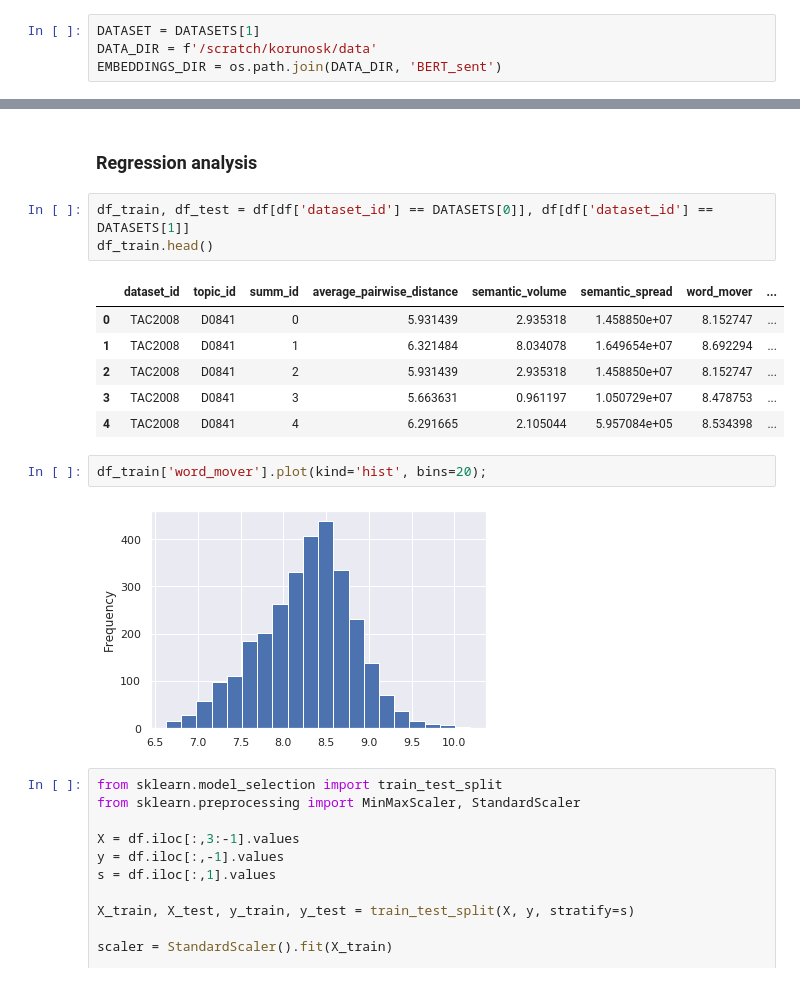
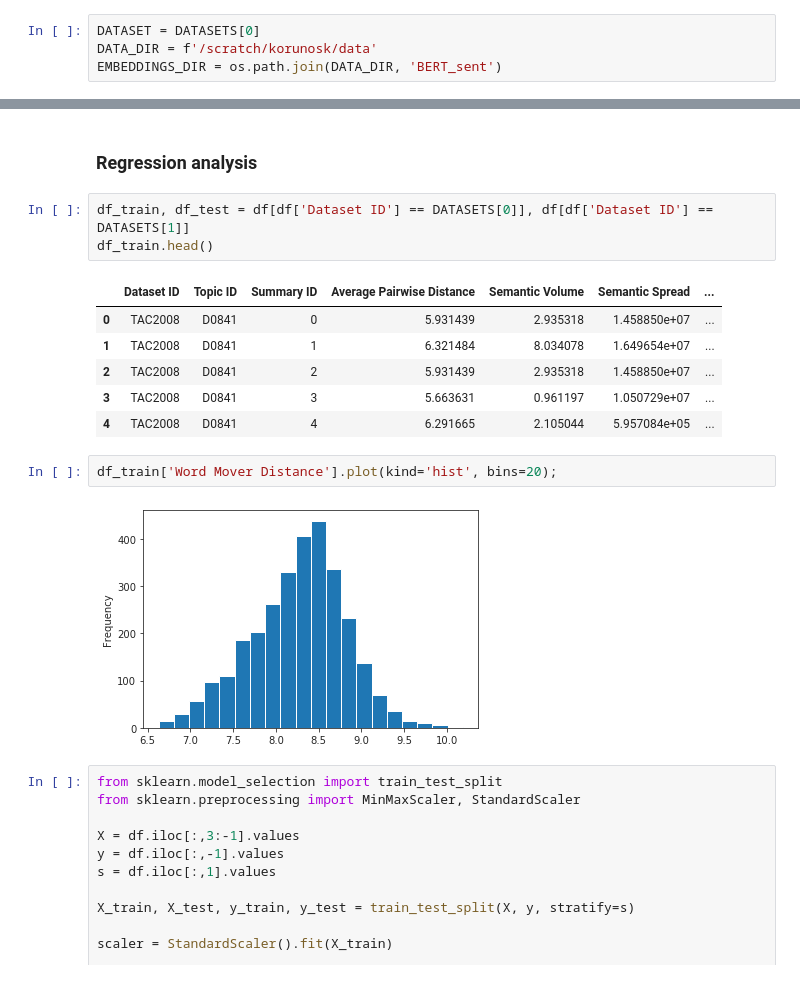
Before and after one commit to korunosk/geometry-of-text-summarization, a Jupyter notebook: main.ipynb, the cells around one changed output, grey strips where cells are left out. Drawn from its saved outputs; the diff is of its cells as text.

```diff
--- a/main.ipynb
+++ b/main.ipynb
@@ -16,7 +16,7 @@ from visualization import *
 from redundancy import *
 from relevance import *
 # %%
-DATASET = DATASETS[1]
+DATASET = DATASETS[0]
 DATA_DIR = f'/scratch/korunosk/data'
 EMBEDDINGS_DIR = os.path.join(DATA_DIR, 'BERT_sent')
 # %% [markdown]
@@ -353,19 +358,19 @@ for alpha in np.linspace(0,1,10):
 # %% [markdown]
 ### Regression analysis
 # %%
-df_train, df_test = df[df['dataset_id'] == DATASETS[0]], df[df['dataset_id'] == DATASETS[1]]
+df_train, df_test = df[df['Dataset ID'] == DATASETS[0]], df[df['Dataset ID'] == DATASETS[1]]
 df_train.head()
 # %% [output]
-|  | dataset_id | topic_id | summ_id | average_pairwise_distance | semantic_volume | semantic_spread | word_mover | ... |
-| 0 | TAC2008 | D0841 | 0 | 5.931439 | 2.935318 | 1.458850e+07 | 8.152747 | ... |
-| 1 | TAC2008 | D0841 | 1 | 6.321484 | 8.034078 | 1.649654e+07 | 8.692294 | ... |
-| 2 | TAC2008 | D0841 | 2 | 5.931439 | 2.935318 | 1.458850e+07 | 8.152747 | ... |
-| 3 | TAC2008 | D0841 | 3 | 5.663631 | 0.961197 | 1.050729e+07 | 8.478753 | ... |
-| 4 | TAC2008 | D0841 | 4 | 6.291665 | 2.105044 | 5.957084e+05 | 8.534398 | ... |
+|  | Dataset ID | Topic ID | Summary ID | Average Pairwise Distance | Semantic Volume | Semantic Spread | ... |
+| 0 | TAC2008 | D0841 | 0 | 5.931439 | 2.935318 | 1.458850e+07 | ... |
+| 1 | TAC2008 | D0841 | 1 | 6.321484 | 8.034078 | 1.649654e+07 | ... |
+| 2 | TAC2008 | D0841 | 2 | 5.931439 | 2.935318 | 1.458850e+07 | ... |
+| 3 | TAC2008 | D0841 | 3 | 5.663631 | 0.961197 | 1.050729e+07 | ... |
+| 4 | TAC2008 | D0841 | 4 | 6.291665 | 2.105044 | 5.957084e+05 | ... |
 # %%
-df_train['word_mover'].plot(kind='hist', bins=20);
+df_train['Word Mover Distance'].plot(kind='hist', bins=20);
 # %% [output]
-[figure, old version]
+[figure, new version]
 # %%
 from sklearn.model_selection import train_test_split
 from sklearn.preprocessing import MinMaxScaler, StandardScaler
```
Also changed, not shown: parts of 18 cells of this notebook, 1 other file.
